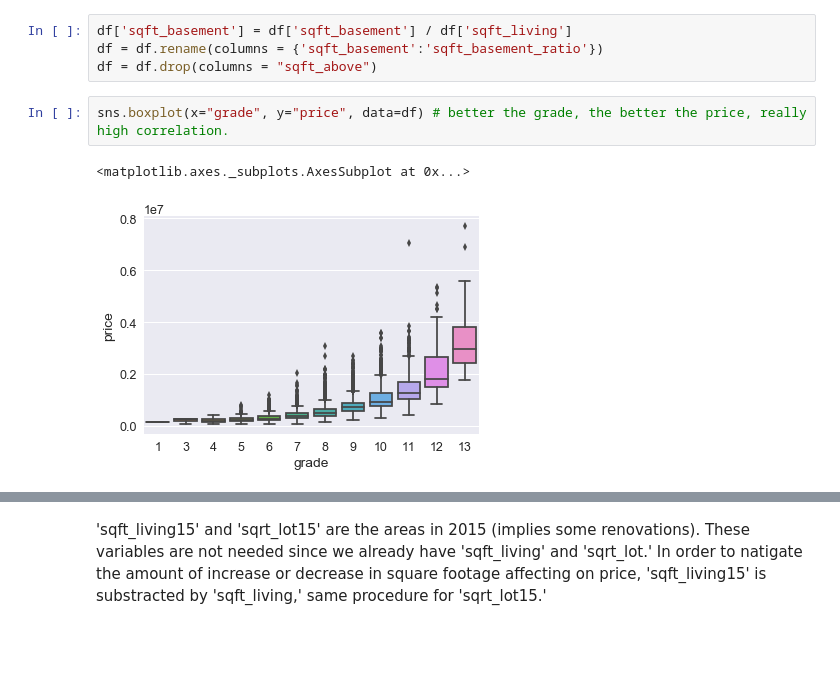
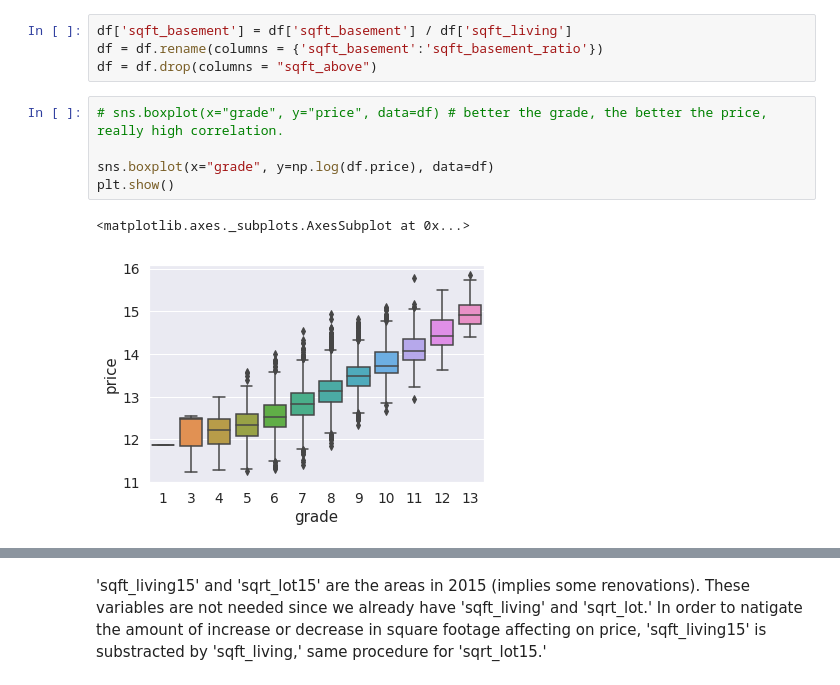
Before and after one commit to larnylopez/STAT-131-Project, a Jupyter notebook: final-checkpoint.ipynb, the cells around one changed output, grey strips where cells are left out. Cells and saved outputs as stored; diff of their text form; blank space fills up the shorter version.

```diff
--- a/final-checkpoint.ipynb
+++ b/final-checkpoint.ipynb
@@ -116,9 +132,12 @@ df['sqft_basement'] = df['sqft_basement'] / df['sqft_living']
 df = df.rename(columns = {'sqft_basement':'sqft_basement_ratio'})
 df = df.drop(columns = "sqft_above")
 # %%
-sns.boxplot(x="grade", y="price", data=df) # better the grade, the better the price, really high correlation.
+# sns.boxplot(x="grade", y="price", data=df) # better the grade, the better the price, really high correlation.
+
+sns.boxplot(x="grade", y=np.log(df.price), data=df)
+plt.show()
 # %% [output]
 <matplotlib.axes._subplots.AxesSubplot at 0x...>
-[figure, old version]
+[figure, new version]
 # %%
 df.plot.scatter(x='sqft_living15',y='price',c='green')# see moderate correlation between price and sqft living area in 2015.
```
Also changed, not shown: parts of 16 cells of this notebook.
